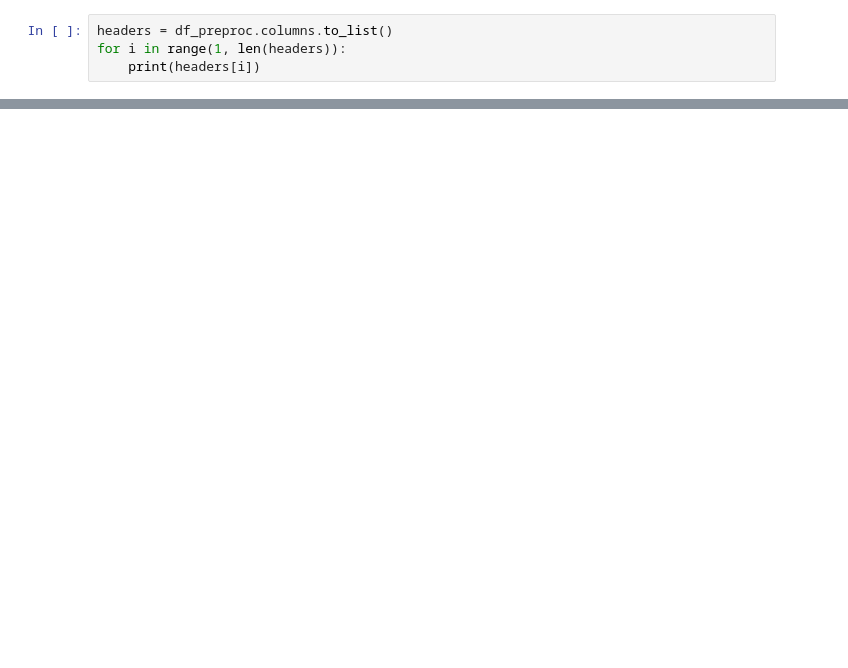
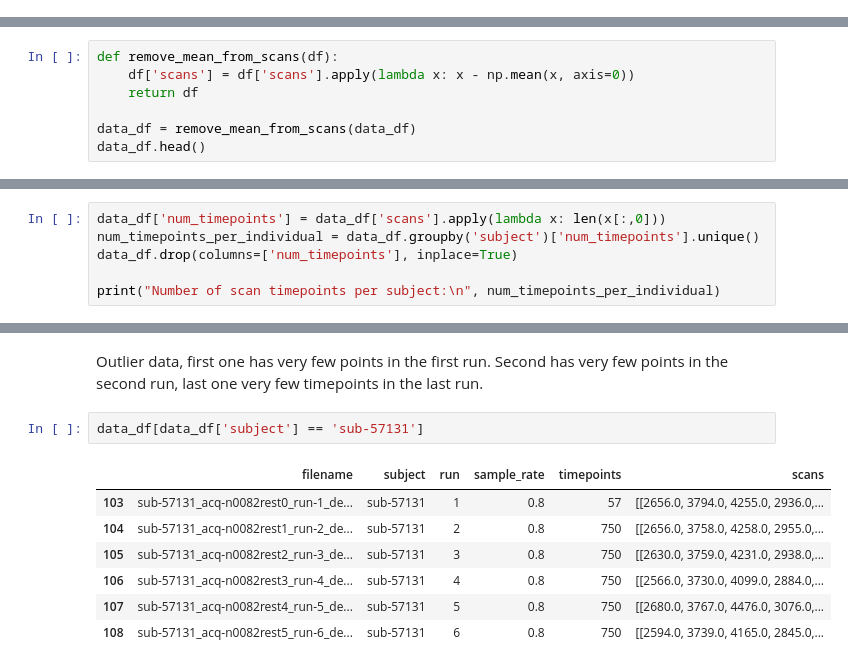
Before and after one commit to kostasvos37/PREP2025, a Jupyter notebook: datavalidation.ipynb, the cells around one changed output, grey strips where cells are left out. Cells and saved outputs as stored; diff of their text form; blank space fills up the shorter version.

```diff
--- a/datavalidation.ipynb
+++ b/datavalidation.ipynb
@@ -30,4 +0,0 @@ SyntaxError: incomplete input (132012737.py, line 6)
-# %%
-headers = df_preproc.columns.to_list()
-for i in range(1, len(headers)):
-    print(headers[i])
@@ -147,0 +39,7 @@ plt.show()
+# %%
+def remove_mean_from_scans(df):
+    df['scans'] = df['scans'].apply(lambda x: x - np.mean(x, axis=0))
+    return df
+
+data_df = remove_mean_from_scans(data_df)
+data_df.head()
@@ -147,0 +96,6 @@ plt.show()
+# %%
+data_df['num_timepoints'] = data_df['scans'].apply(lambda x: len(x[:,0]))
+num_timepoints_per_individual = data_df.groupby('subject')['num_timepoints'].unique()
+data_df.drop(columns=['num_timepoints'], inplace=True)
+
+print("Number of scan timepoints per subject:\n", num_timepoints_per_individual)
@@ -147,0 +120,12 @@ plt.show()
+# %% [markdown]
+Outlier data, first one has very few points in the first run. Second has very few points in the second run, last one very few timepoints in the last run.
+# %%
+data_df[data_df['subject'] == 'sub-57131']
+# %% [output]
+|  | filename | subject | run | sample_rate | timepoints | scans |
+| 103 | sub-57131_acq-n0082rest0_run-1_de... | sub-57131 | 1 | 0.8 | 57 | [[2656.0, 3794.0, 4255.0, 2936.0,... |
+| 104 | sub-57131_acq-n0082rest1_run-2_de... | sub-57131 | 2 | 0.8 | 750 | [[2656.0, 3758.0, 4258.0, 2955.0,... |
+| 105 | sub-57131_acq-n0082rest2_run-3_de... | sub-57131 | 3 | 0.8 | 750 | [[2630.0, 3759.0, 4231.0, 2938.0,... |
+| 106 | sub-57131_acq-n0082rest3_run-4_de... | sub-57131 | 4 | 0.8 | 750 | [[2566.0, 3730.0, 4099.0, 2884.0,... |
+| 107 | sub-57131_acq-n0082rest4_run-5_de... | sub-57131 | 5 | 0.8 | 750 | [[2680.0, 3767.0, 4476.0, 3076.0,... |
+| 108 | sub-57131_acq-n0082rest5_run-6_de... | sub-57131 | 6 | 0.8 | 750 | [[2594.0, 3739.0, 4165.0, 2845.0,... |
```
Also changed, not shown: parts of 53 cells of this notebook, 1 other file.
